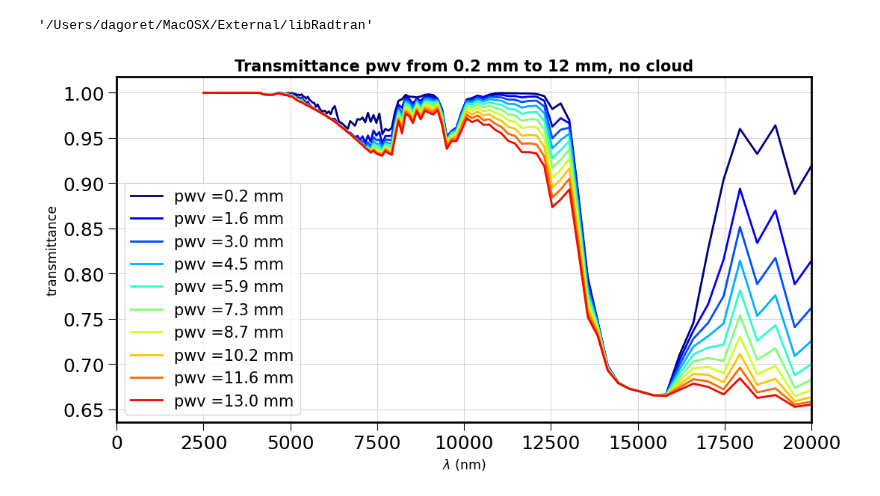
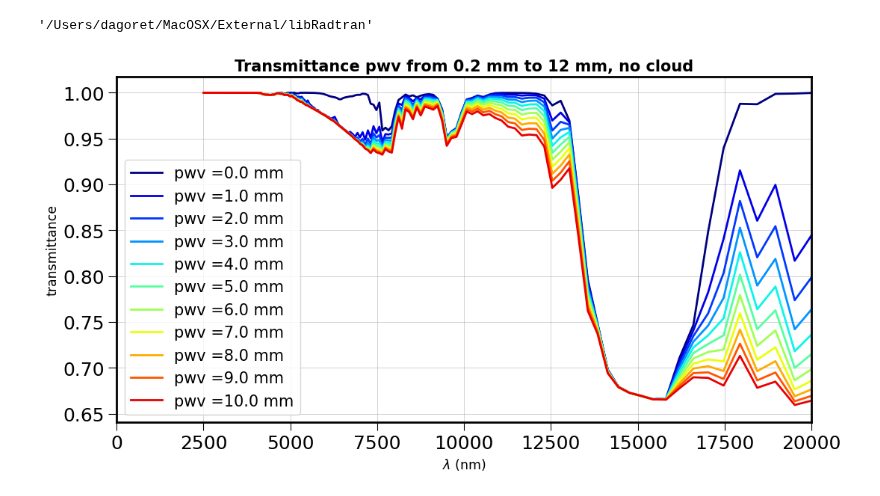
Before and after one commit to LSSTDESC/libradtranpy, a Jupyter notebook: docs/notebooks/libradtranpy/thermal/SimuRT_thermal_PWV_Transmittance.ipynb, the cells around one changed output. Drawn from its saved outputs; the diff is of its cells as text; code cells hidden in the pictures.

```diff
--- a/docs/notebooks/libradtranpy/thermal/SimuRT_thermal_PWV_Transmittance.ipynb
+++ b/docs/notebooks/libradtranpy/thermal/SimuRT_thermal_PWV_Transmittance.ipynb
@@ -65,7 +65,7 @@ aer=0
 ozone=300.
 cloudext=0
 # %%
-pwvs=np.linspace(0.2,13.,10)
+pwvs=np.arange(0.,11.,1.)
 # %%
 NBOBS=len(pwvs)
 # %%
@@ -88,16 +88,17 @@ wl1=wl
 # %%
 for index,pwv in enumerate(pwvs):
     label = f"pwv ={pwv:.1f} mm"
-    plt.plot(wl1,1-all_temp[index],'-',color=all_colors[index],label=label)
+    if index !=0:
+        plt.plot(wl1,1-all_temp[index],'-',color=all_colors[index],label=label)
 
 plt.xlim(0,20000)
 plt.grid()
 plt.title("Transmittance pwv from 0.2 mm to 12 mm, no cloud")
 plt.xlabel("$\\lambda$ (nm)")
 plt.ylabel("transmittance")
 plt.legend()
 figname=string_date+"_multittransmittance_pwv_cld0.png"
 
 plt.savefig(figname)
 # %% [output]
-[figure, old version]
+[figure, new version]
```
Also changed, not shown: parts of 1 cell of this notebook, 5 other files.
